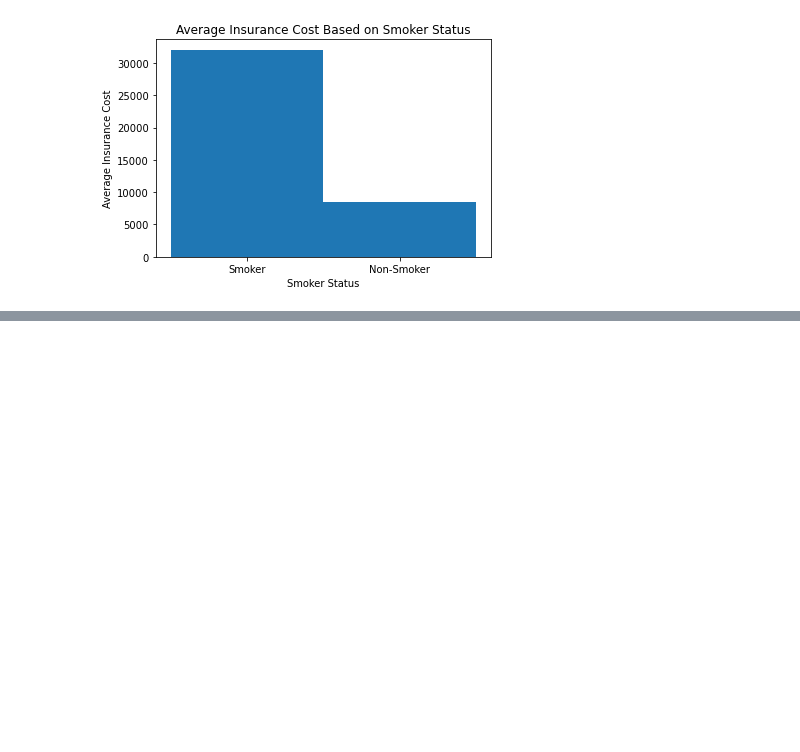
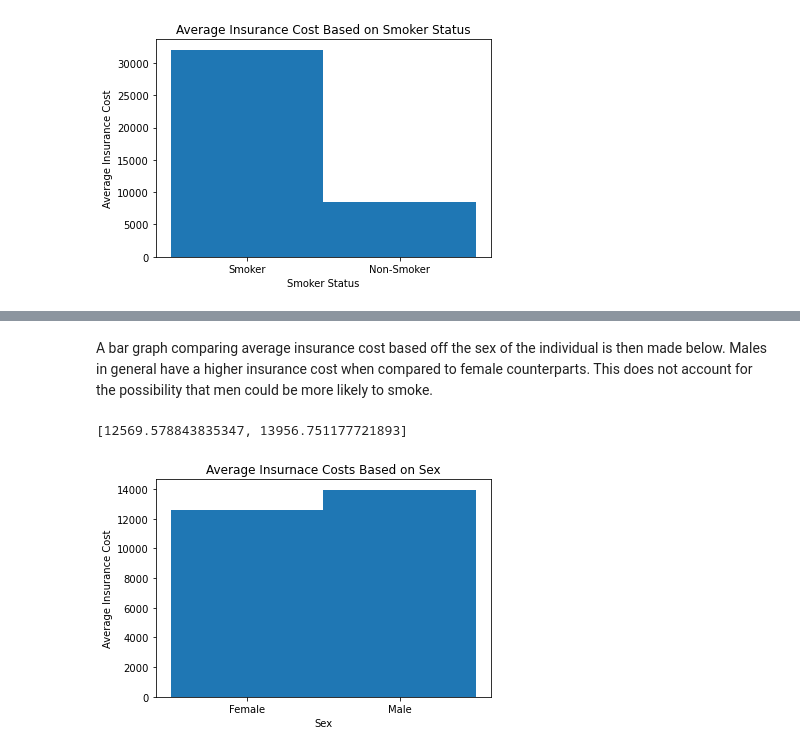
Before and after one commit to otdossett/Insurance-Data-Portfolio-Project, a Jupyter notebook: InsuranceDataNotebook.ipynb, the cells around one changed output, grey strips where cells are left out. Saved outputs shown, nothing was run; the diff lists cells and outputs as text; code cells hidden in the pictures; blank space fills up the shorter version.

```diff
--- a/InsuranceDataNotebook.ipynb
+++ b/InsuranceDataNotebook.ipynb
@@ -144,0 +215,23 @@ plt.show()
+# %% [markdown]
+A bar graph comparing average insurance cost based off the sex of the individual is then made below.  Males in general have a higher insurance cost when compared to female counterparts.  This does not account for the possibility that men could be more likely to smoke.
+# %%
+sex_charge_dictionary = {}
+i = 0
+while i in range(len(patient_Stats.sex)):
+    if patient_Stats.sex[i] not in sex_charge_dictionary:
+        sex_charge_dictionary[patient_Stats.sex[i]] = [patient_Stats.charges[i]]
+    else:
+        sex_charge_dictionary[patient_Stats.sex[i]].append(patient_Stats.charges[i])
+    i+=1
+sex_average_charges = []
+sex_average_charges.append(np.mean(sex_charge_dictionary['female']))
+sex_average_charges.append(np.mean(sex_charge_dictionary['male']))
+fig, ax = plt.subplots()
+ax.bar(['Female', 'Male'], sex_average_charges, width=1)
+ax.set_xlabel('Sex')
+ax.set_ylabel('Average Insurance Cost')
+ax.set_title('Average Insurnace Costs Based on Sex')
+plt.show()
+# %% [output]
+[12569.578843835347, 13956.751177721893]
+[figure, added]
```
Also changed, not shown: parts of 22 cells of this notebook.
